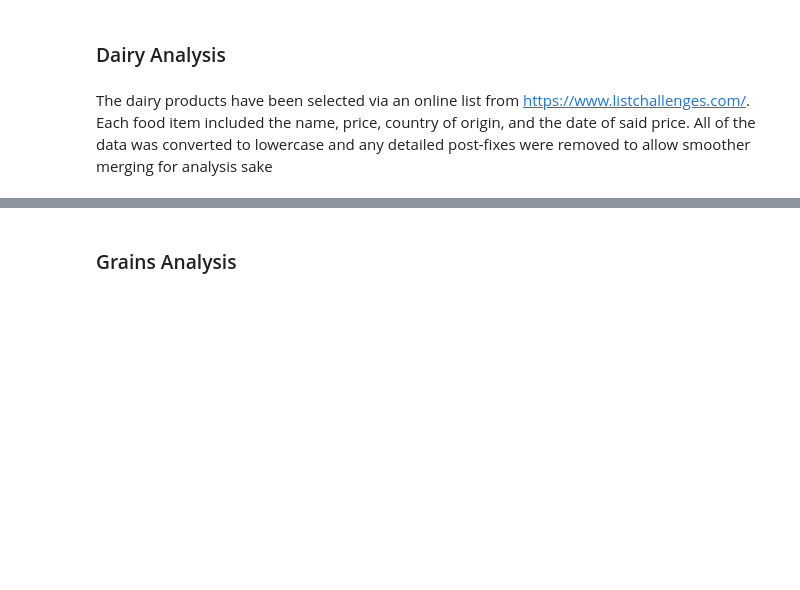
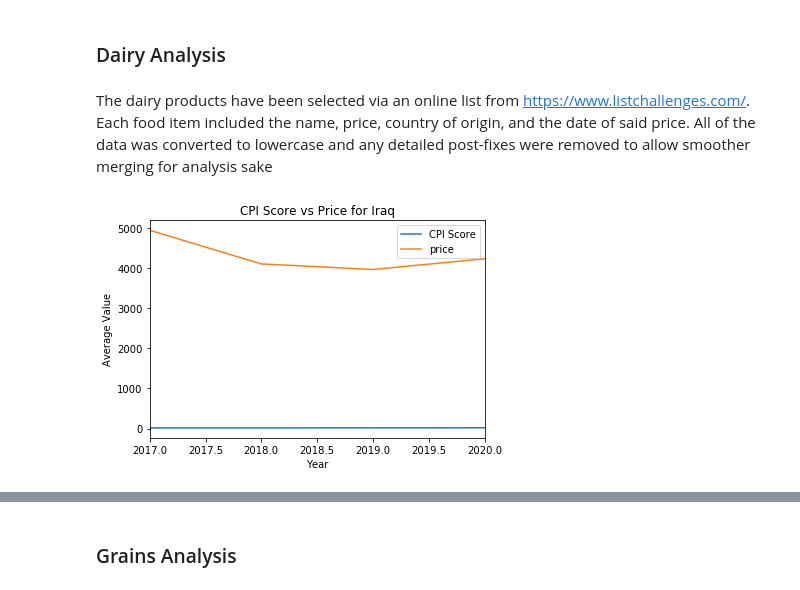
Before and after one commit to katielrink/DS_1300-FinalProject, a Jupyter notebook: Analysis/Correlation.ipynb, the cells around one changed output, grey strips where cells are left out. Saved outputs shown, nothing was run; the diff lists cells and outputs as text; code cells hidden in the pictures; blank space fills up the shorter version.

```diff
--- a/Analysis/Correlation.ipynb
+++ b/Analysis/Correlation.ipynb
@@ -214,3 +213,34 @@ Explain the ways we broke up the data
 ### Dairy Analysis
 # %% [markdown]
 The dairy products have been selected via an online list from https://www.listchallenges.com/. Each food item included the name, price, country of origin, and the date of said price. All of the data was converted to lowercase and any detailed post-fixes were removed to allow smoother merging for analysis sake
+# %%
+#Calculate the Average Price for each Country with only the Dairy Dataset
+#Then check for correlation of the values
+#Separate the Dairy Dataset by country
+DairyProductGroups = MergedData[MergedData['Item'].isin(Categories['Dairy'])] #Dairy Dataset
+
+#Datasets based on Country
+SudanData = DairyProductGroups[DairyProductGroups['Country'].isin(['sudan'])]
+MexicoData = DairyProductGroups[DairyProductGroups['Country'].isin(['mexico'])]
+ChinaData = DairyProductGroups[DairyProductGroups['Country'].isin(['china'])]
+IraqData = DairyProductGroups[DairyProductGroups['Country'].isin(['iraq'])]
+EthiopiaData = DairyProductGroups[DairyProductGroups['Country'].isin(['ethiopia'])]
+
+#Get Average Price
+SudanData =  SudanData.groupby('Year', as_index=False).agg({'price': 'mean', 'CPI Score': 'first', 'Country': 'first'})
+MexicoData = MexicoData.groupby('Year', as_index=False).agg({'price': 'mean', 'CPI Score': 'first', 'Country': 'first'})
+ChinaData = ChinaData.groupby('Year', as_index=False).agg({'price': 'mean', 'CPI Score': 'first', 'Country': 'first'})
+IraqData = IraqData.groupby('Year', as_index=False).agg({'price': 'mean', 'CPI Score': 'first', 'Country': 'first'})
+EthiopiaData = EthiopiaData.groupby('Year', as_index=False).agg({'price': 'mean', 'CPI Score': 'first', 'Country': 'first'})
+# %%
+#Plot Iraq Correlation between CPI and Price
+ax = IraqData.plot(x='Year', y=['CPI Score','price'], title = 'CPI Score vs Price for Iraq')
+ax.set_xlabel("Year")
+ax.set_ylabel("Average Value")
+
+#Check for Correlation
+column_1 = IraqData["CPI Score"]
+column_2 = IraqData["price"]
+correlation_iraq = column_1.corr(column_2)
+# %% [output]
+[figure, added]
```
Also changed, not shown: parts of 3 cells of this notebook, 1 other file.
